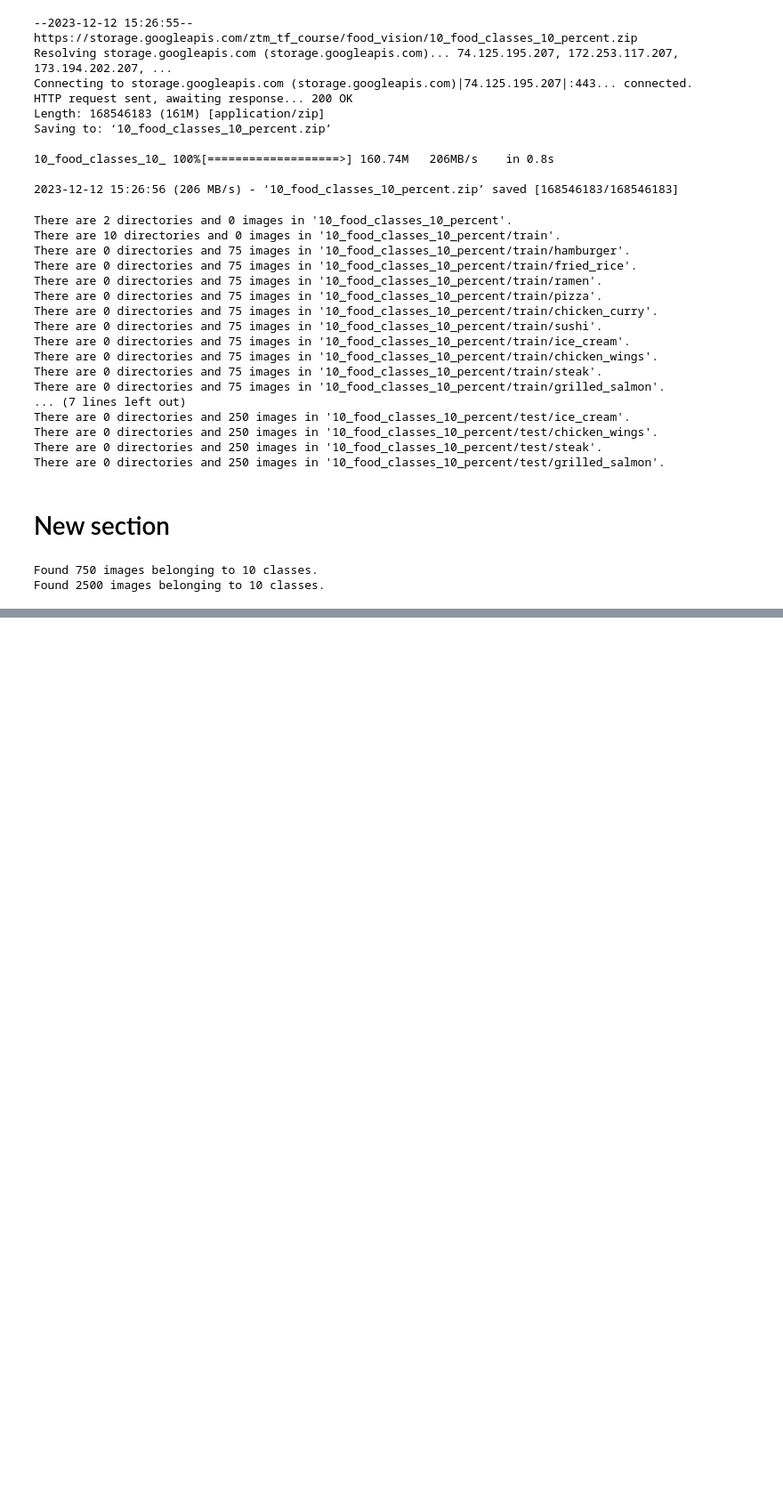
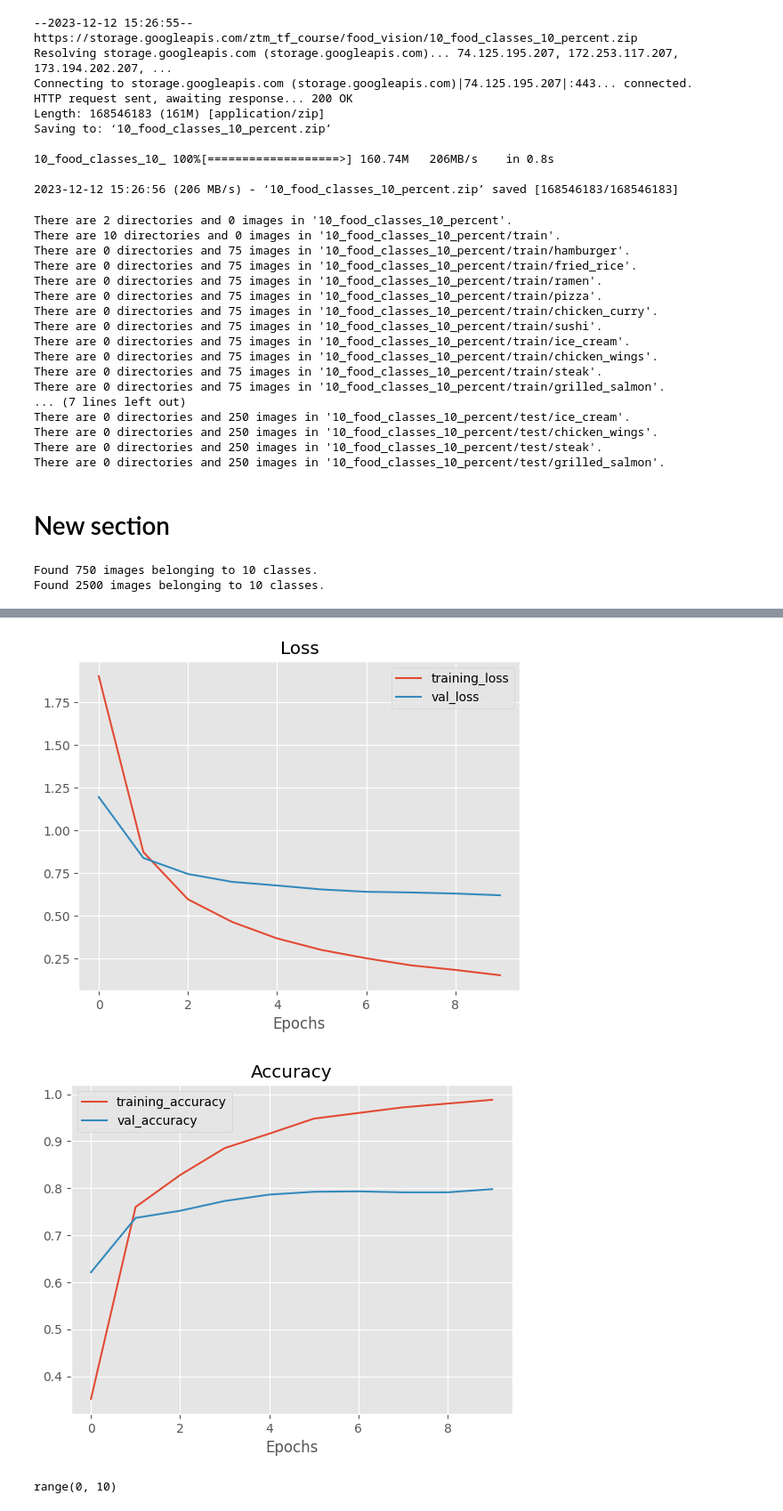
Before and after one commit to dibkb/tensorflow-udemy, a Jupyter notebook: CNN(transfer_learning).ipynb, the cells around one changed output, grey strips where cells are left out. Shown at 89% size. Saved outputs shown, nothing was run; the diff lists cells and outputs as text; code cells hidden in the pictures; blank space fills up the shorter version.

Commit message:
fitting resnet v2 and visualization

```diff
--- a/CNN(transfer_learning).ipynb
+++ b/CNN(transfer_learning).ipynb
@@ -79,0 +101,17 @@ Found 2500 images belonging to 10 classes.
+# %%
+# Create model
+# resnet_url = 'https://www.kaggle.com/models/tensorflow/resnet-50/frameworks/TensorFlow2/variations/classification/versions/1'
+resnet_url = 'https://kaggle.com/models/google/resnet-v2/frameworks/TensorFlow2/variations/50-feature-vector/versions/1'
+# resnet_url = 'https://www.kaggle.com/models/tensorflow/efficientnet/frameworks/TensorFlow2/variations/b0-classification/versions/1'
+resnet_model = create_model(resnet_url, num_classes=train_data_ten.num_classes)
+resnet_model.compile(loss="categorical_crossentropy",optimizer = "adam",metrics=["accuracy"])
+# %%
+# Fit the model
+resnet_history = resnet_model.fit(train_data_ten,
+                                  epochs=10,
+                                  steps_per_epoch=len(train_data_ten),
+                                  validation_data=test_data,
+                                  validation_steps=len(test_data),
+                                  # Add TensorBoard callback to model (callbacks parameter takes a list)
+                                  callbacks=[create_tensorboard_callback(dir_name="tensorflow_hub", # save experiment logs here
+                                                                         experiment_name="resnet50V2")])
@@ -79,0 +136,34 @@ Found 2500 images belonging to 10 classes.
+# %%
+import matplotlib.pyplot as plt
+plt.style.use('ggplot')
+def plot_history(model_history):
+  df = pd.DataFrame(model_history.history)
+  loss = df['loss']
+  accuracy = df['accuracy']
+  val_loss = df['val_loss']
+  val_accuracy = df['val_accuracy']
+  epochs = range(len(df['val_loss']))
+
+    # Plot loss
+  plt.plot(epochs, loss, label='training_loss')
+  plt.plot(epochs, val_loss, label='val_loss')
+  plt.title('Loss')
+  plt.xlabel('Epochs')
+  plt.legend()
+
+   # Plot accuracy
+  plt.figure()
+  plt.plot(epochs, accuracy, label='training_accuracy')
+  plt.plot(epochs, val_accuracy, label='val_accuracy')
+  plt.title('Accuracy')
+  plt.xlabel('Epochs')
+  plt.legend()
+# %%
+plot_history(resnet_history)
+# %% [output]
+[figure, added]
+[figure, added]
+# %%
+range(len(resnet_history.history["loss"]))
+# %% [output]
+range(0, 10)
```
Also changed, not shown: parts of 5 cells of this notebook.
